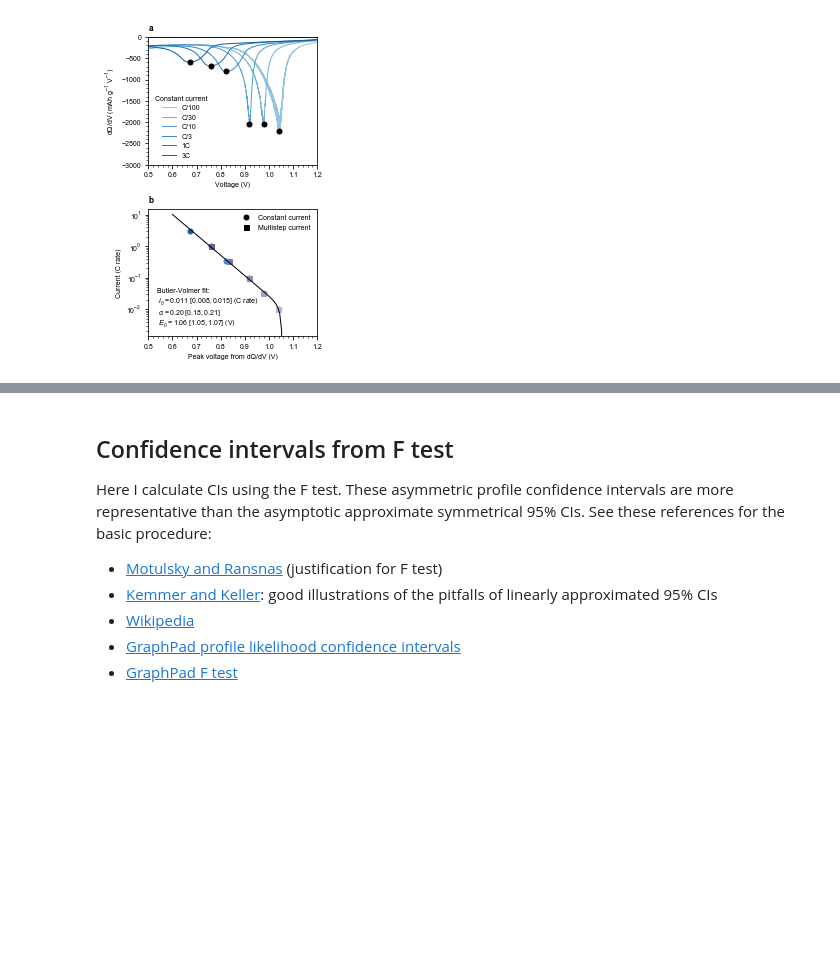
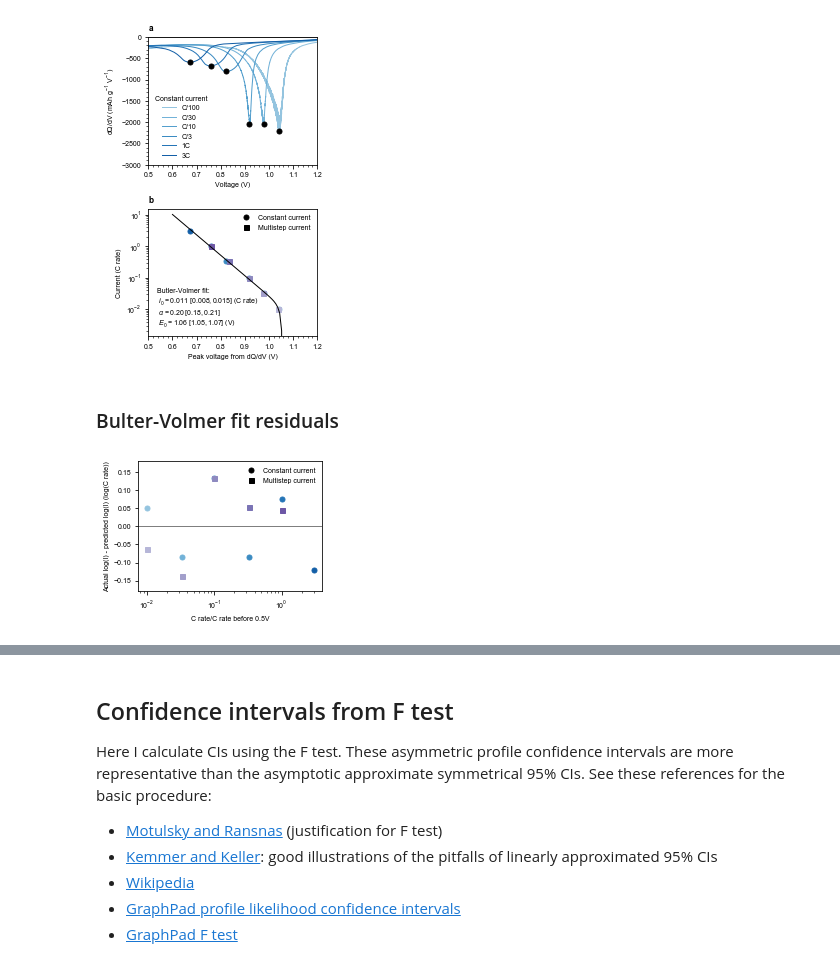
Before and after one commit to petermattia/first-cycle-SEI-on-carbon-black, a Jupyter notebook: c rate/c_rate.ipynb, the cells around one changed output, grey strips where cells are left out. Drawn from its saved outputs; the diff is of its cells as text; code cells hidden in the pictures; blank space fills up the shorter version.

```diff
--- a/c rate/c_rate.ipynb
+++ b/c rate/c_rate.ipynb
@@ -593,10 +593,10 @@ plt.savefig(figpath / 'C_rate_CE_corrlations.eps', bbox_inches='tight', format='
 # %% [markdown]
 Physical constants
 # %%
-z = 2
+n = 2 # number of electrons in reaction
 F = physical_constants['Faraday constant'][0] # C mol^-1
 T = 273.15 + 30 # deg C
-f = z * F / (R * T) # V^-1
+f = n * F / (R * T) # V^-1. Note that n is incorporated into f here for simplicity
 # %% [markdown]
 Butler-Volmer and Tafel equations. The log versions are better for fitting
 # %%
@@ -607,7 +607,7 @@ def Tafel(x, i0, alpha, E0):
     return i0 * np.exp(alpha*f*(E0 - x))
 # %%
 def Butler_Volmer_log(x, i0, alpha, E0):
-    return np.log(   i0 * ( np.exp(alpha*f*(E0 - x)) - np.exp(-(1-alpha)*f*(E0 - x)) )    )
+    return np.log(   i0 * ( np.exp(-alpha*f*(x - E0)) - np.exp((1-alpha)*f*(x - E0)) )    )
 # %%
 def Tafel_log(x, i0, alpha, E0):
     return np.log(  i0 * np.exp(alpha*f*(E0 - x))  )
@@ -729,3 +729,43 @@ plt.savefig(figpath / 'C_rate_dQdV.eps', bbox_inches='tight', format='eps')
 # %% [output]
 0.011484233348669541 0.1951129276743987 1.0550387532781795
 [figure]
+# %% [markdown]
+### Bulter-Volmer fit residuals
+# %%
+def make_legend(ax, loc):
+    ax.plot(-1, 1, 'ok', label='Constant current')
+    ax.plot(-1, 1, 'sk', label='Multistep current')
+    ax.legend(loc=loc)
+# %%
+fig, ax = plt.subplots(figsize=(fig_width, fig_height), nrows=1, ncols=1)
+ax.axhline(0, color='tab:gray')
+ax.set_xlabel('C rate/C rate before 0.5V')
+ax.set_ylabel('Actual log(I) - predicted log(I) (log(C rate))')
+
+make_legend(ax, 'best')
+ax.set_ylim([-0.18, 0.18])
+
+for k, (key, value) in enumerate(all_data_constcurr.items()):
+
+    if value['C rate'] == 10:
+        continue
+
+    I_pred = Butler_Volmer_log(value['V_peak'], *popt)
+    residual = np.log(currents[k]) - I_pred
+
+    ax.semilogx(value['C rate'], residual, 'o', color=colors_constcurr[k])
+
+for k, (key, value) in enumerate(all_data_multistep.items()):
+
+    if value['C rate'] > 2:
+        continue
+
+    I_pred = Butler_Volmer_log(value['V_peak'], *popt)
+    residual = np.log(currents[k]) - I_pred
+
+    ax.semilogx(value['C rate'], residual, 's', color=colors_multistep[k])
+
+plt.tight_layout()
+plt.savefig(figpath / 'C_rate_residuals.eps', bbox_inches='tight', format='eps')
+# %% [output]
+[figure, added]
```
Also changed, not shown: parts of 21 cells of this notebook, 11 other files.
